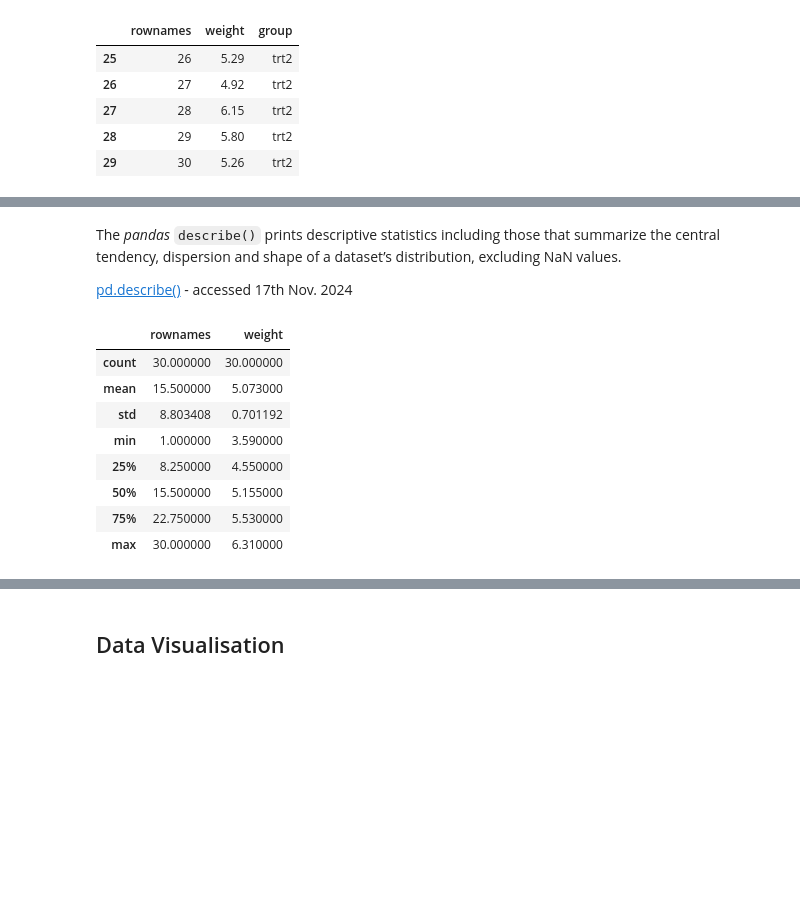
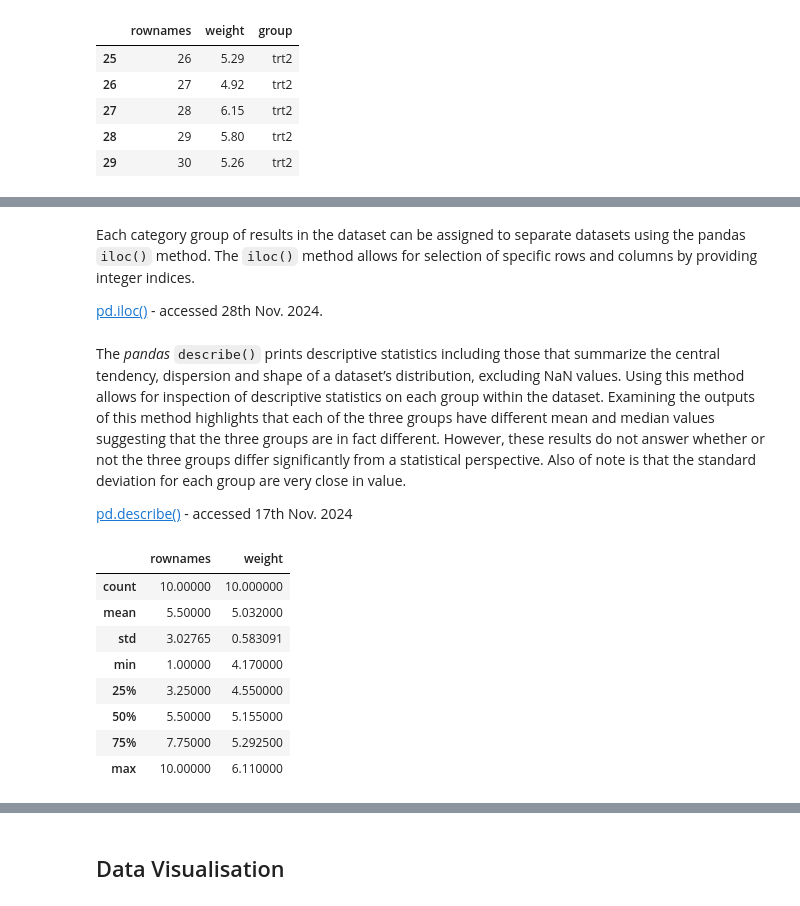
Before and after one commit to humphs078/applied_statistics, a Jupyter notebook: project.ipynb, the cells around one changed output, grey strips where cells are left out. Drawn from its saved outputs; the diff is of its cells as text; code cells hidden in the pictures; blank space fills up the shorter version.

````diff
--- a/project.ipynb
+++ b/project.ipynb
@@ -164,4 +173,8 @@ Variable classification determines the type of analysis that can be carried out
 **Variable Classification Summary Table** (Summarised from Sharma, 2020)
 
 ![data_classification](images/project/data_categories_18102023_sh.png "Data Classification")
+# %% [markdown]
+Each category group of results in the dataset can be assigned to separate datasets using the pandas `iloc()` method. The `iloc()` method allows for selection of specific rows and columns by providing integer indices.
+
+[pd.iloc()](https://pandas.pydata.org/docs/reference/api/pandas.DataFrame.iloc.html) - accessed 28th Nov. 2024.
 # %%
@@ -170,18 +182,18 @@ ctrl = data.iloc[0:10]
 trt1 = data.iloc[10:20]
 trt2 = data.iloc[20:]
 # %% [markdown]
-The *pandas* ```describe()``` prints descriptive statistics including those that summarize the central tendency, dispersion and shape of a dataset’s distribution, excluding NaN values.
+The *pandas* ```describe()``` prints descriptive statistics including those that summarize the central tendency, dispersion and shape of a dataset’s distribution, excluding NaN values. Using this method allows for inspection of descriptive statistics on each group within the dataset. Examining the outputs of this method highlights that each of the three groups have different mean and median values suggesting that the three groups are in fact different. However, these results do not answer whether or not the three groups differ significantly from a statistical perspective. Also of note is that the standard deviation for each group are very close in value.
 
 [pd.describe()](https://pandas.pydata.org/docs/reference/api/pandas.DataFrame.describe.html#pandas-dataframe-describe) - accessed 17th Nov. 2024
 # %%
-data.describe()
+ctrl.describe()
 # %% [output]
 |  | rownames | weight |
-| count | 30.000000 | 30.000000 |
-| mean | 15.500000 | 5.073000 |
-| std | 8.803408 | 0.701192 |
-| min | 1.000000 | 3.590000 |
-| 25% | 8.250000 | 4.550000 |
-| 50% | 15.500000 | 5.155000 |
-| 75% | 22.750000 | 5.530000 |
-| max | 30.000000 | 6.310000 |
+| count | 10.00000 | 10.000000 |
+| mean | 5.50000 | 5.032000 |
+| std | 3.02765 | 0.583091 |
+| min | 1.00000 | 4.170000 |
+| 25% | 3.25000 | 4.550000 |
+| 50% | 5.50000 | 5.155000 |
+| 75% | 7.75000 | 5.292500 |
+| max | 10.00000 | 6.110000 |
````
Also changed, not shown: parts of 21 cells of this notebook, 2 other files.
